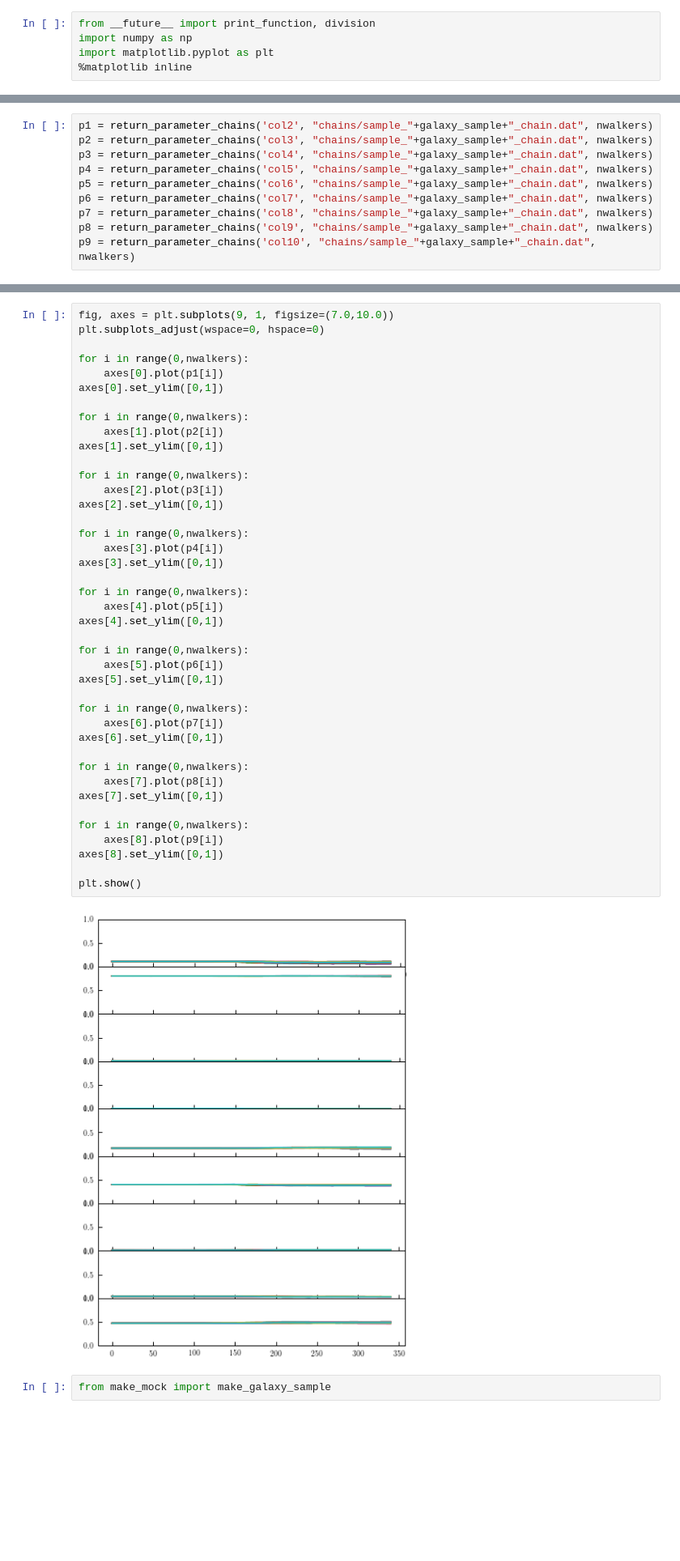
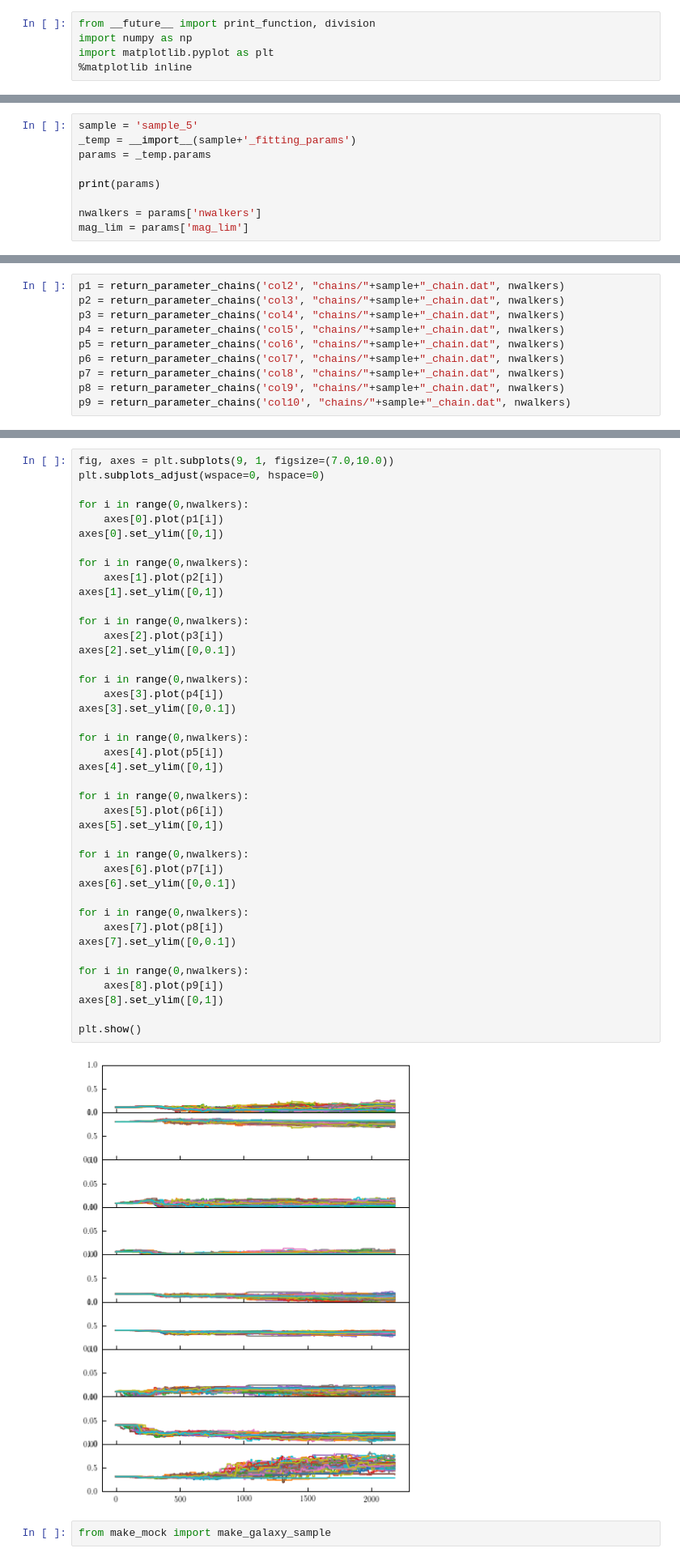
Before and after one commit to duncandc/galaxy_shapes, a Jupyter notebook: sdss_analysis/model_fitting/examine_fits.ipynb, the cells around one changed output, grey strips where cells are left out. Shown at 81% size. Drawn from its saved outputs; the diff is of its cells as text; blank space fills up the shorter version.

Commit message:
running chains

```diff
--- a/sdss_analysis/model_fitting/examine_fits.ipynb
+++ b/sdss_analysis/model_fitting/examine_fits.ipynb
@@ -9,0 +6,9 @@ mag_lim = -20
+# %%
+sample = 'sample_5'
+_temp = __import__(sample+'_fitting_params')
+params = _temp.params
+
+print(params)
+
+nwalkers = params['nwalkers']
+mag_lim = params['mag_lim']
@@ -17,13 +24,13 @@ print(nsteps)
 # %%
-p1 = return_parameter_chains('col2', "chains/sample_"+galaxy_sample+"_chain.dat", nwalkers)
-p2 = return_parameter_chains('col3', "chains/sample_"+galaxy_sample+"_chain.dat", nwalkers)
-p3 = return_parameter_chains('col4', "chains/sample_"+galaxy_sample+"_chain.dat", nwalkers)
-p4 = return_parameter_chains('col5', "chains/sample_"+galaxy_sample+"_chain.dat", nwalkers)
-p5 = return_parameter_chains('col6', "chains/sample_"+galaxy_sample+"_chain.dat", nwalkers)
-p6 = return_parameter_chains('col7', "chains/sample_"+galaxy_sample+"_chain.dat", nwalkers)
-p7 = return_parameter_chains('col8', "chains/sample_"+galaxy_sample+"_chain.dat", nwalkers)
-p8 = return_parameter_chains('col9', "chains/sample_"+galaxy_sample+"_chain.dat", nwalkers)
-p9 = return_parameter_chains('col10', "chains/sample_"+galaxy_sample+"_chain.dat", nwalkers)
+p1 = return_parameter_chains('col2', "chains/"+sample+"_chain.dat", nwalkers)
+p2 = return_parameter_chains('col3', "chains/"+sample+"_chain.dat", nwalkers)
+p3 = return_parameter_chains('col4', "chains/"+sample+"_chain.dat", nwalkers)
+p4 = return_parameter_chains('col5', "chains/"+sample+"_chain.dat", nwalkers)
+p5 = return_parameter_chains('col6', "chains/"+sample+"_chain.dat", nwalkers)
+p6 = return_parameter_chains('col7', "chains/"+sample+"_chain.dat", nwalkers)
+p7 = return_parameter_chains('col8', "chains/"+sample+"_chain.dat", nwalkers)
+p8 = return_parameter_chains('col9', "chains/"+sample+"_chain.dat", nwalkers)
+p9 = return_parameter_chains('col10', "chains/"+sample+"_chain.dat", nwalkers)
 # %%
 print(np.percentile(p1[:,-1],[16, 50, 84]))
 print(np.percentile(p2[:,-1],[16, 50, 84]))
@@ -55,38 +62,38 @@ axes[0].set_ylim([0,1])
 for i in range(0,nwalkers):
     axes[1].plot(p2[i])
 axes[1].set_ylim([0,1])
 
 for i in range(0,nwalkers):
     axes[2].plot(p3[i])
-axes[2].set_ylim([0,1])
+axes[2].set_ylim([0,0.1])
 
 for i in range(0,nwalkers):
     axes[3].plot(p4[i])
-axes[3].set_ylim([0,1])
+axes[3].set_ylim([0,0.1])
 
 for i in range(0,nwalkers):
     axes[4].plot(p5[i])
 axes[4].set_ylim([0,1])
 
 for i in range(0,nwalkers):
     axes[5].plot(p6[i])
 axes[5].set_ylim([0,1])
 
 for i in range(0,nwalkers):
     axes[6].plot(p7[i])
-axes[6].set_ylim([0,1])
+axes[6].set_ylim([0,0.1])
 
 for i in range(0,nwalkers):
     axes[7].plot(p8[i])
-axes[7].set_ylim([0,1])
+axes[7].set_ylim([0,0.1])
 
 for i in range(0,nwalkers):
     axes[8].plot(p9[i])
 axes[8].set_ylim([0,1])
 
 plt.show()
 # %% [output]
-[figure, old version]
+[figure, new version]
 # %%
 from make_mock import make_galaxy_sample
 # %%
```
Also changed, not shown: parts of 6 cells of this notebook, 7 other files.
